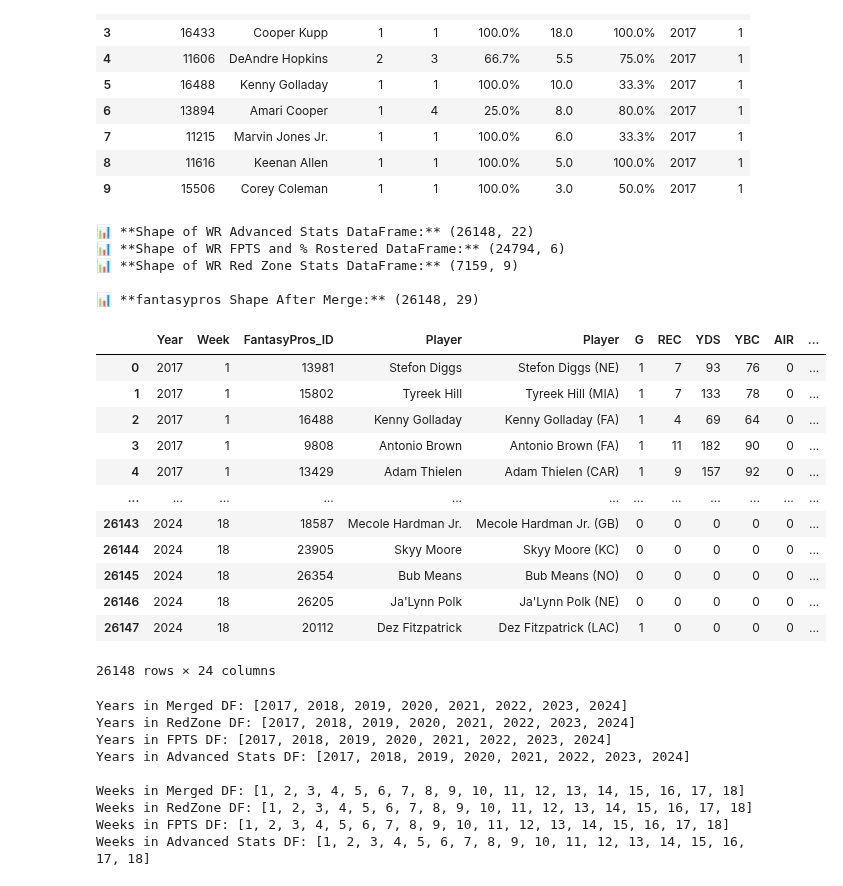
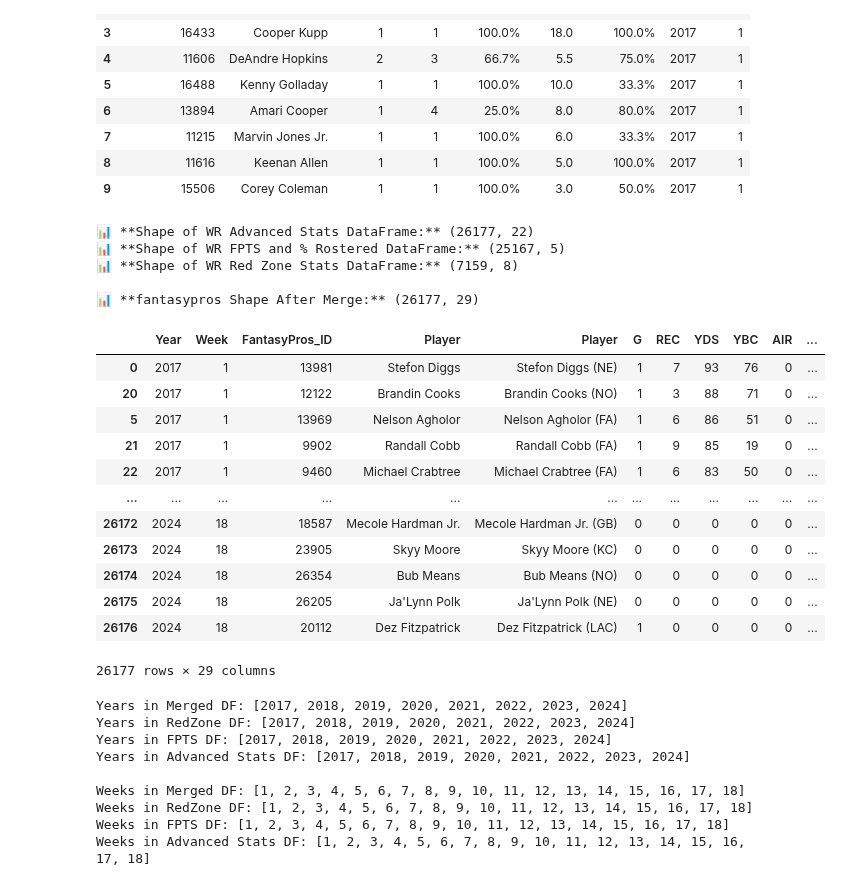
Before and after one commit to ARCtechmo/fanfav, a Jupyter notebook: wr_df.ipynb, the cells around one changed output. Saved outputs shown, nothing was run; the diff lists cells and outputs as text; code cells hidden in the pictures.

Commit message:
added data normalization processes for all dataframes in preparation for merging.

```diff
--- a/wr_df.ipynb
+++ b/wr_df.ipynb
@@ -1008,49 +1008,49 @@ wr_redzone_stats_df = wr_redzone_stats_df.drop(columns=["Player"], errors="ignor
 wr_adv_fpts_rost_merged_df = pd.merge(
     wr_fp_advanced_stats_df,  # Baseline DF (keeps 'Player')
     wr_fpts_perct_rost_df,
     on=['FantasyPros_ID', 'Year', 'Week'],
     how='left'  # Retains all rows from the baseline DF
 )
 
 # ✅ Merge with Red Zone Stats
 wr_adv_fpts_rost_rz_merged_df = pd.merge(
     wr_adv_fpts_rost_merged_df,
     wr_redzone_stats_df,
     on=['FantasyPros_ID', 'Year', 'Week'],
     how='left'
 )
 
 # ✅ Sort for easier verification
 wr_adv_fpts_rost_rz_merged_df_sorted = wr_adv_fpts_rost_rz_merged_df.sort_values(
     by=['Year', 'Week', 'YDS'],
     ascending=[True, True, False]
 )
 
 # ✅ Display the updated shape after dropping duplicate columns
 print(f"\n📊 **fantasypros Shape After Merge:** {wr_adv_fpts_rost_rz_merged_df_sorted.shape}")
 
 # *** csv file ***
 # wr_adv_fpts_rost_rz_merged_df_sorted.to_csv('fantasypros_wr_adv_fpts_rost_rz_df.csv', index=False)
-display(wr_adv_fpts_rost_merged_df)
+display(wr_adv_fpts_rost_rz_merged_df_sorted)
 # %% [output]
-📊 **Shape of WR Advanced Stats DataFrame:** (26148, 22)
-📊 **Shape of WR FPTS and % Rostered DataFrame:** (24794, 6)
-📊 **Shape of WR Red Zone Stats DataFrame:** (7159, 9)
+📊 **Shape of WR Advanced Stats DataFrame:** (26177, 22)
+📊 **Shape of WR FPTS and % Rostered DataFrame:** (25167, 5)
+📊 **Shape of WR Red Zone Stats DataFrame:** (7159, 8)
 
-📊 **fantasypros Shape After Merge:** (26148, 29)
+📊 **fantasypros Shape After Merge:** (26177, 29)
 |  | Year | Week | FantasyPros_ID | Player | Player | G | REC | YDS | YBC | AIR | ... |
 | 0 | 2017 | 1 | 13981 | Stefon Diggs | Stefon Diggs (NE) | 1 | 7 | 93 | 76 | 0 | ... |
-| 1 | 2017 | 1 | 15802 | Tyreek Hill | Tyreek Hill (MIA) | 1 | 7 | 133 | 78 | 0 | ... |
-| 2 | 2017 | 1 | 16488 | Kenny Golladay | Kenny Golladay (FA) | 1 | 4 | 69 | 64 | 0 | ... |
-| 3 | 2017 | 1 | 9808 | Antonio Brown | Antonio Brown (FA) | 1 | 11 | 182 | 90 | 0 | ... |
-| 4 | 2017 | 1 | 13429 | Adam Thielen | Adam Thielen (CAR) | 1 | 9 | 157 | 92 | 0 | ... |
+| 20 | 2017 | 1 | 12122 | Brandin Cooks | Brandin Cooks (NO) | 1 | 3 | 88 | 71 | 0 | ... |
+| 5 | 2017 | 1 | 13969 | Nelson Agholor | Nelson Agholor (FA) | 1 | 6 | 86 | 51 | 0 | ... |
+| 21 | 2017 | 1 | 9902 | Randall Cobb | Randall Cobb (FA) | 1 | 9 | 85 | 19 | 0 | ... |
+| 22 | 2017 | 1 | 9460 | Michael Crabtree | Michael Crabtree (FA) | 1 | 6 | 83 | 50 | 0 | ... |
 | ... | ... | ... | ... | ... | ... | ... | ... | ... | ... | ... | ... |
-| 26143 | 2024 | 18 | 18587 | Mecole Hardman Jr. | Mecole Hardman Jr. (GB) | 0 | 0 | 0 | 0 | 0 | ... |
-| 26144 | 2024 | 18 | 23905 | Skyy Moore | Skyy Moore (KC) | 0 | 0 | 0 | 0 | 0 | ... |
-| 26145 | 2024 | 18 | 26354 | Bub Means | Bub Means (NO) | 0 | 0 | 0 | 0 | 0 | ... |
-| 26146 | 2024 | 18 | 26205 | Ja'Lynn Polk | Ja'Lynn Polk (NE) | 0 | 0 | 0 | 0 | 0 | ... |
-| 26147 | 2024 | 18 | 20112 | Dez Fitzpatrick | Dez Fitzpatrick (LAC) | 1 | 0 | 0 | 0 | 0 | ... |
+| 26172 | 2024 | 18 | 18587 | Mecole Hardman Jr. | Mecole Hardman Jr. (GB) | 0 | 0 | 0 | 0 | 0 | ... |
+| 26173 | 2024 | 18 | 23905 | Skyy Moore | Skyy Moore (KC) | 0 | 0 | 0 | 0 | 0 | ... |
+| 26174 | 2024 | 18 | 26354 | Bub Means | Bub Means (NO) | 0 | 0 | 0 | 0 | 0 | ... |
+| 26175 | 2024 | 18 | 26205 | Ja'Lynn Polk | Ja'Lynn Polk (NE) | 0 | 0 | 0 | 0 | 0 | ... |
+| 26176 | 2024 | 18 | 20112 | Dez Fitzpatrick | Dez Fitzpatrick (LAC) | 1 | 0 | 0 | 0 | 0 | ... |
-26148 rows × 24 columns
+26177 rows × 29 columns
 # %%
 ### End:fantasypros webscraping ###
 # %%
```
Also changed, not shown: parts of 20 cells of this notebook.
